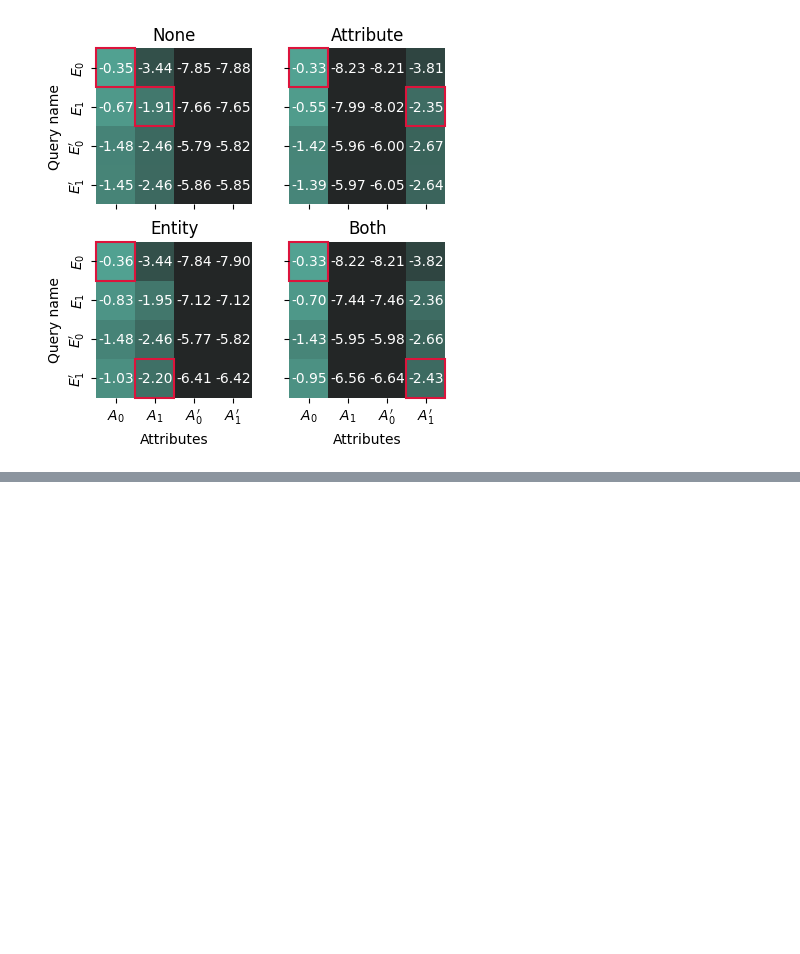
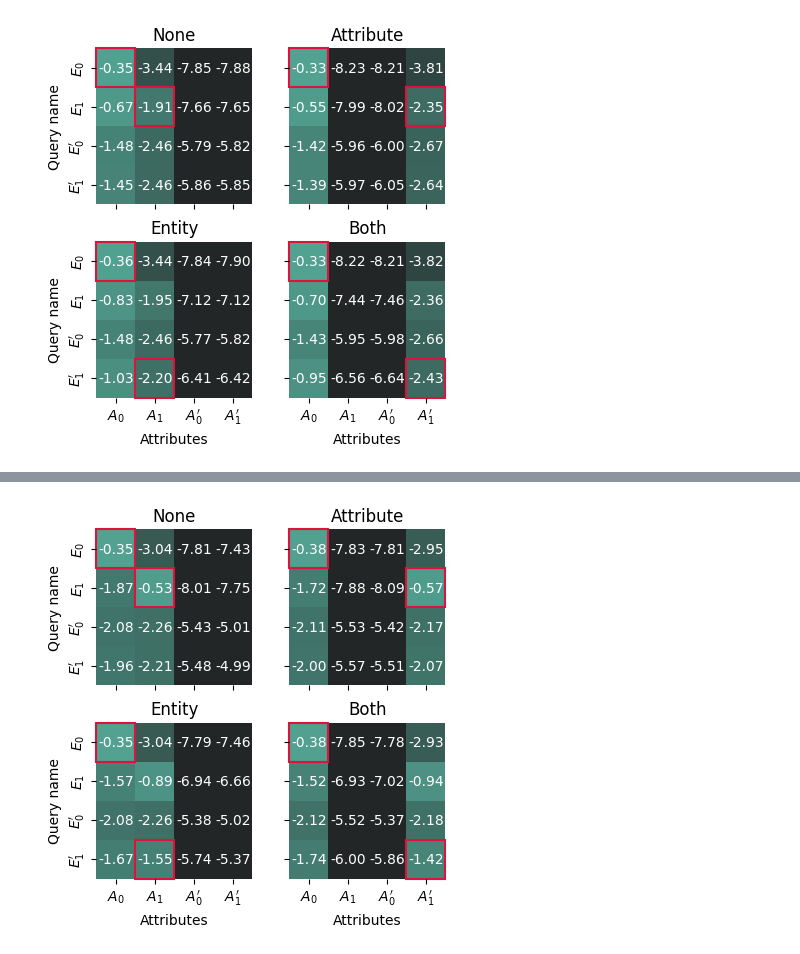
Before and after one commit to Diegofpdt/binding-iclr-es, a Jupyter notebook: paper_plots_factorizability.ipynb, the cells around one changed output, grey strips where cells are left out. Cells and saved outputs as stored; diff of their text form; code cells hidden in the pictures; blank space fills up the shorter version.

```diff
--- a/paper_plots_factorizability.ipynb
+++ b/paper_plots_factorizability.ipynb
@@ -327,0 +361,5 @@ using cached /Users/diegofpdt/Universidad/Semestre 12/IA Generativa/Proyecto/bin
+# %%
+factorization_results = data_cache(f'factorizability_{vocab_tag}_side_{1}_{entity_width}_{country_width}', lambda:None)
+fig = plot_factorization(factorization_results, highlight=highlighted_squares[1])
+plt.savefig('figures/factorization_side1.pdf',bbox_inches='tight')
+# %% [output]
@@ -327,0 +367 @@ using cached /Users/diegofpdt/Universidad/Semestre 12/IA Generativa/Proyecto/bin
+[figure, added]
```
Also changed, not shown: parts of 6 cells of this notebook.
